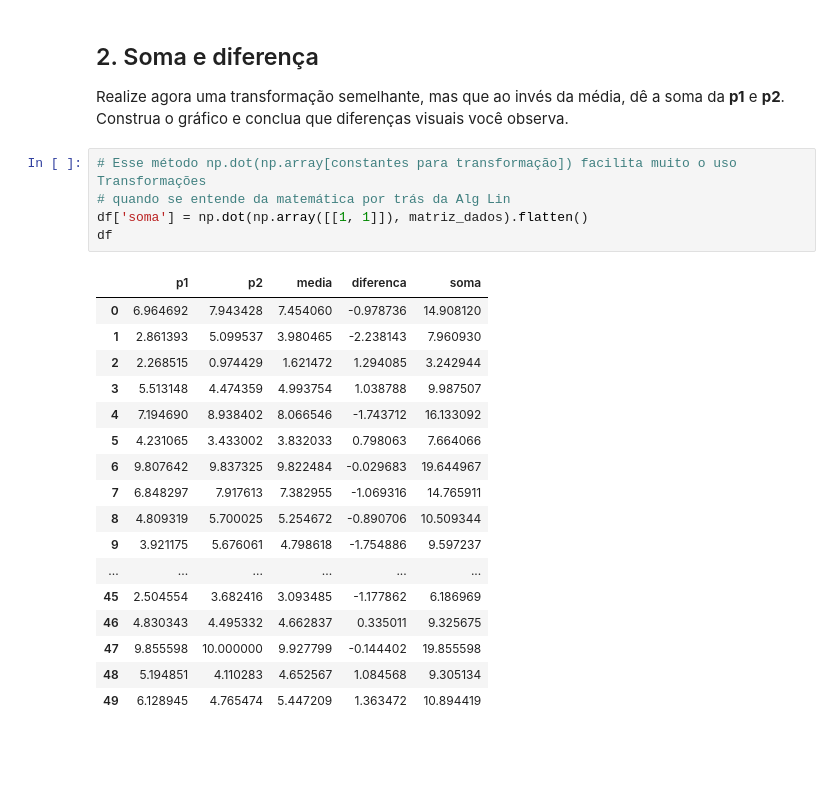
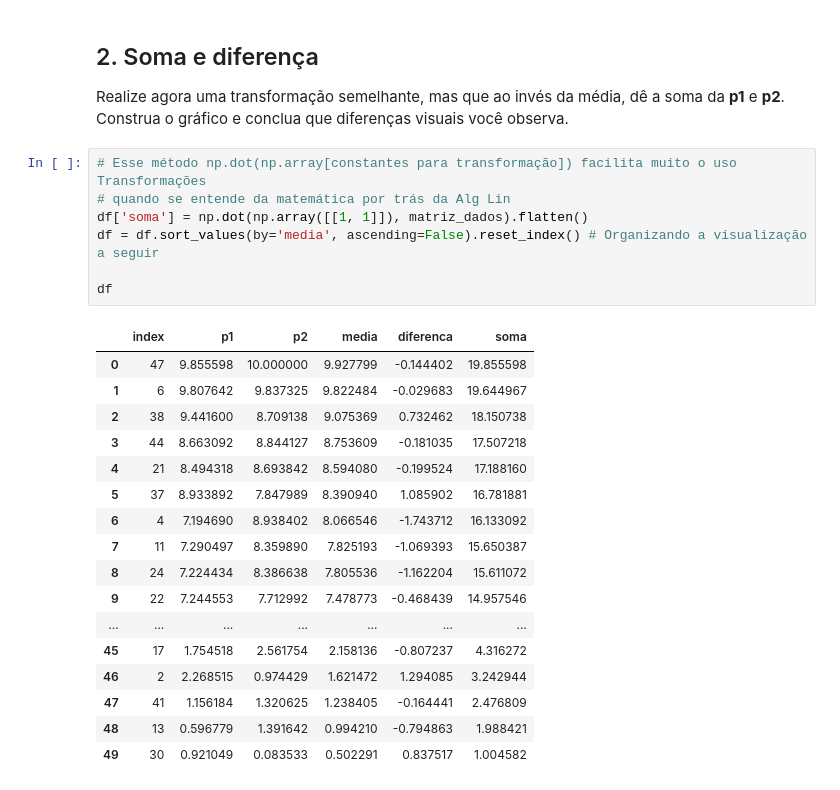
Before and after one commit to VictorLABR/stained-glass-project, a Jupyter notebook: VictorL_TAREFA 26 (pt.1).ipynb, the cells around one changed output. Saved outputs shown, nothing was run; the diff lists cells and outputs as text; blank space fills up the shorter version.

```diff
--- a/VictorL_TAREFA 26 (pt.1).ipynb
+++ b/VictorL_TAREFA 26 (pt.1).ipynb
@@ -93,23 +94,25 @@ Realize agora uma transformação semelhante, mas que ao invés da média, dê a
 # %%
 # Esse método np.dot(np.array[constantes para transformação]) facilita muito o uso Transformações
 # quando se entende da matemática por trás da Alg Lin
 df['soma'] = np.dot(np.array([[1, 1]]), matriz_dados).flatten()
+df = df.sort_values(by='media', ascending=False).reset_index() # Organizando a visualização a seguir
+
 df
 # %% [output]
-|  | p1 | p2 | media | diferenca | soma |
-| 0 | 6.964692 | 7.943428 | 7.454060 | -0.978736 | 14.908120 |
-| 1 | 2.861393 | 5.099537 | 3.980465 | -2.238143 | 7.960930 |
-| 2 | 2.268515 | 0.974429 | 1.621472 | 1.294085 | 3.242944 |
-| 3 | 5.513148 | 4.474359 | 4.993754 | 1.038788 | 9.987507 |
-| 4 | 7.194690 | 8.938402 | 8.066546 | -1.743712 | 16.133092 |
-| 5 | 4.231065 | 3.433002 | 3.832033 | 0.798063 | 7.664066 |
-| 6 | 9.807642 | 9.837325 | 9.822484 | -0.029683 | 19.644967 |
-| 7 | 6.848297 | 7.917613 | 7.382955 | -1.069316 | 14.765911 |
-| 8 | 4.809319 | 5.700025 | 5.254672 | -0.890706 | 10.509344 |
-| 9 | 3.921175 | 5.676061 | 4.798618 | -1.754886 | 9.597237 |
-| ... | ... | ... | ... | ... | ... |
-| 45 | 2.504554 | 3.682416 | 3.093485 | -1.177862 | 6.186969 |
-| 46 | 4.830343 | 4.495332 | 4.662837 | 0.335011 | 9.325675 |
-| 47 | 9.855598 | 10.000000 | 9.927799 | -0.144402 | 19.855598 |
-| 48 | 5.194851 | 4.110283 | 4.652567 | 1.084568 | 9.305134 |
-| 49 | 6.128945 | 4.765474 | 5.447209 | 1.363472 | 10.894419 |
+|  | index | p1 | p2 | media | diferenca | soma |
+| 0 | 47 | 9.855598 | 10.000000 | 9.927799 | -0.144402 | 19.855598 |
+| 1 | 6 | 9.807642 | 9.837325 | 9.822484 | -0.029683 | 19.644967 |
+| 2 | 38 | 9.441600 | 8.709138 | 9.075369 | 0.732462 | 18.150738 |
+| 3 | 44 | 8.663092 | 8.844127 | 8.753609 | -0.181035 | 17.507218 |
+| 4 | 21 | 8.494318 | 8.693842 | 8.594080 | -0.199524 | 17.188160 |
+| 5 | 37 | 8.933892 | 7.847989 | 8.390940 | 1.085902 | 16.781881 |
+| 6 | 4 | 7.194690 | 8.938402 | 8.066546 | -1.743712 | 16.133092 |
+| 7 | 11 | 7.290497 | 8.359890 | 7.825193 | -1.069393 | 15.650387 |
+| 8 | 24 | 7.224434 | 8.386638 | 7.805536 | -1.162204 | 15.611072 |
+| 9 | 22 | 7.244553 | 7.712992 | 7.478773 | -0.468439 | 14.957546 |
+| ... | ... | ... | ... | ... | ... | ... |
+| 45 | 17 | 1.754518 | 2.561754 | 2.158136 | -0.807237 | 4.316272 |
+| 46 | 2 | 2.268515 | 0.974429 | 1.621472 | 1.294085 | 3.242944 |
+| 47 | 41 | 1.156184 | 1.320625 | 1.238405 | -0.164441 | 2.476809 |
+| 48 | 13 | 0.596779 | 1.391642 | 0.994210 | -0.794863 | 1.988421 |
+| 49 | 30 | 0.921049 | 0.083533 | 0.502291 | 0.837517 | 1.004582 |
```
Also changed, not shown: parts of 3 cells of this notebook.
